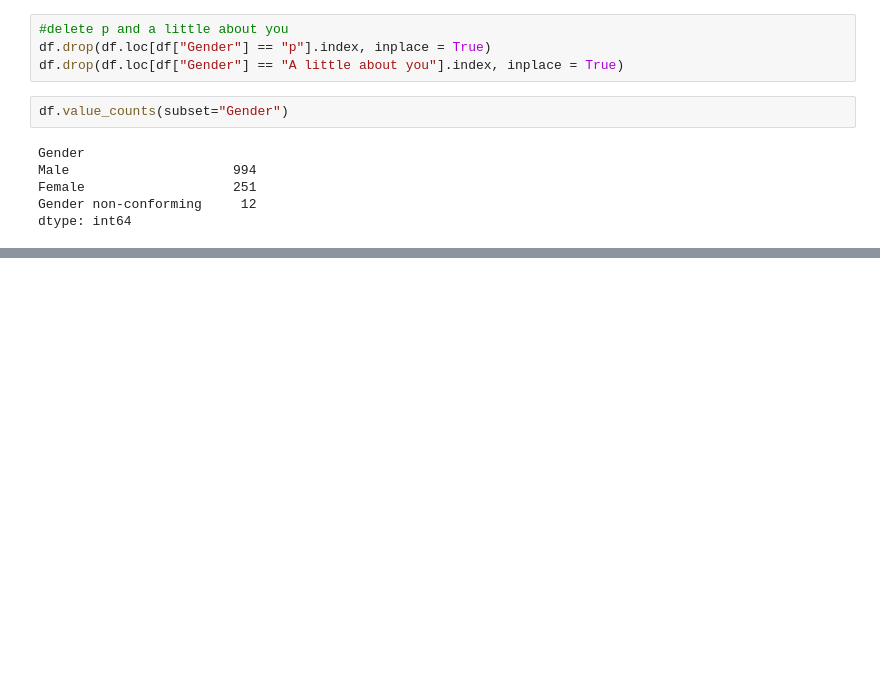
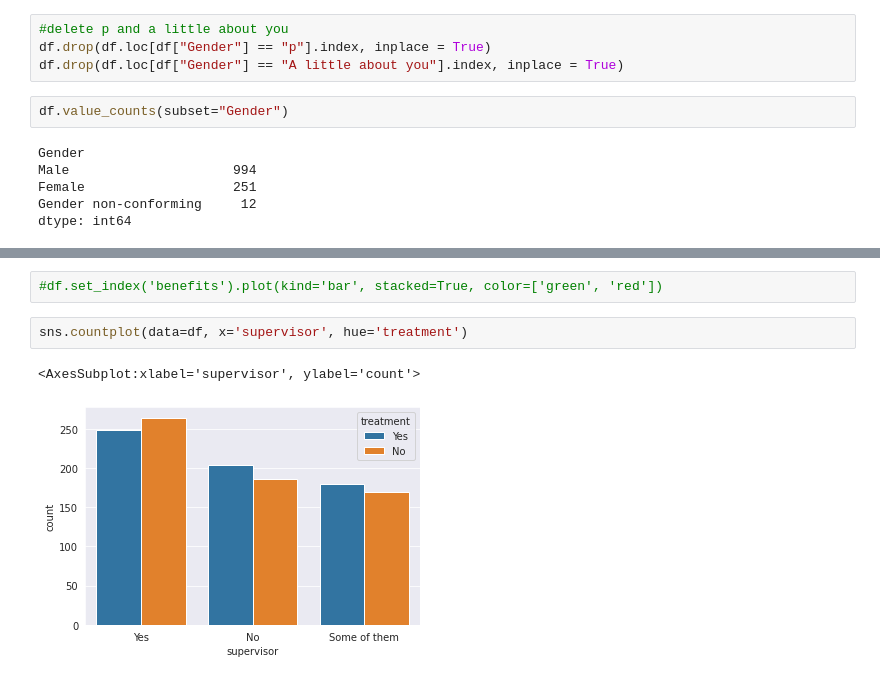
Before and after one commit to moniqueabu/data_science_final_project, a Jupyter notebook: project.ipynb, the cells around one changed output, grey strips where cells are left out. Cells and saved outputs as stored; diff of their text form; blank space fills up the shorter version.

```diff
--- a/project.ipynb
+++ b/project.ipynb
@@ -95,0 +130,7 @@ Length: 158, dtype: int64
+# %%
+#df.set_index('benefits').plot(kind='bar', stacked=True, color=['green', 'red'])
+# %%
+sns.countplot(data=df, x='supervisor', hue='treatment')
+# %% [output]
+<AxesSubplot:xlabel='supervisor', ylabel='count'>
+[figure, added]
```
Also changed, not shown: parts of 9 cells of this notebook.
